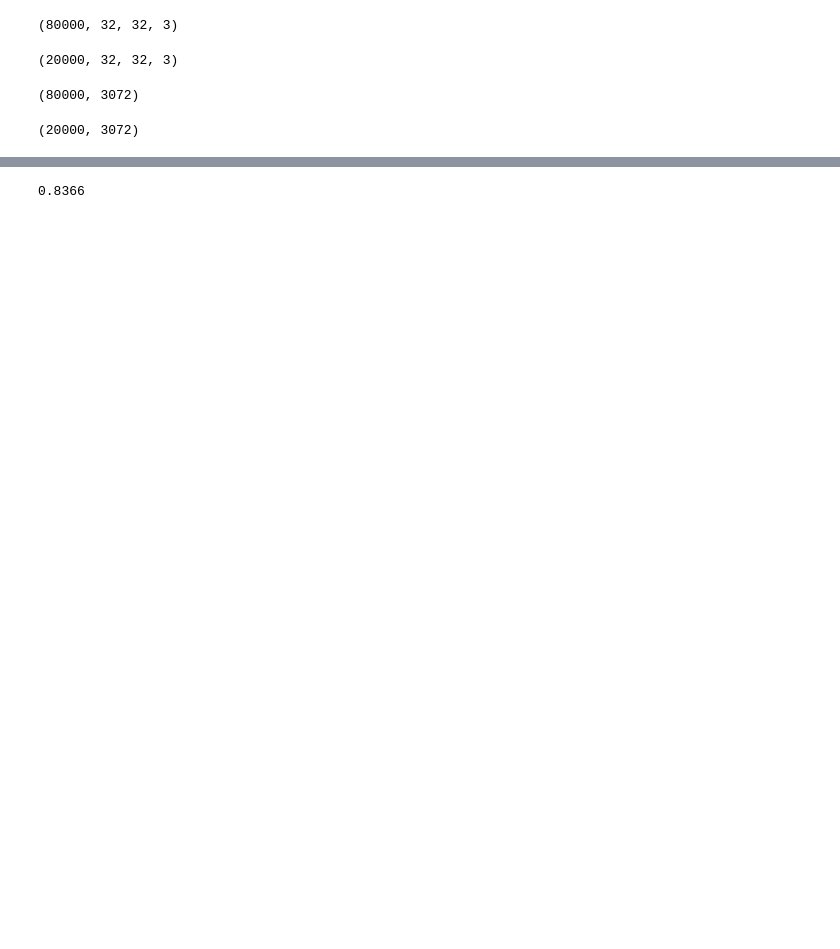
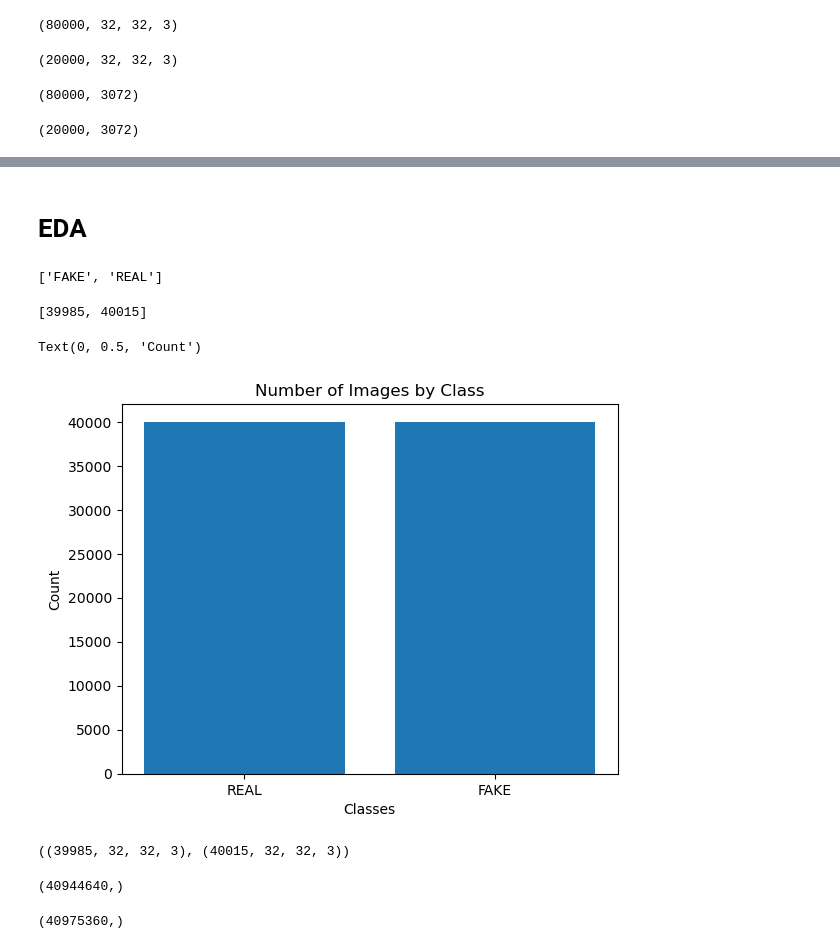
Before and after one commit to hsabraham28/mids_207_final_project, a Jupyter notebook: FP_load_data.ipynb, the cells around one changed output, grey strips where cells are left out. Saved outputs shown, nothing was run; the diff lists cells and outputs as text; code cells hidden in the pictures; blank space fills up the shorter version.

```diff
--- a/FP_load_data.ipynb
+++ b/FP_load_data.ipynb
@@ -74,4 +85,8 @@ alist = list(train_ds)
 # %%
+dataset_dir = "C:/Users/Hannah/OneDrive/Documents/MIDS/207/Final_Project/mids_207_final_project/"
+img_height = 32
+img_width = 32
+batch_size = 500
 train_ds_rf = tf.keras.utils.image_dataset_from_directory(
   dataset_dir + "train",
   validation_split=0.2,
@@ -157,4 +148,42 @@ weighted avg       0.84      0.84      0.84     20000
-# %%
-accuracy_score(y_pred, val_labels)
-# %% [output]
-0.8366
+# %% [markdown]
+# EDA
+# %%
+classes = train_ds_rf.class_names
+classes
+# %% [output]
+['FAKE', 'REAL']
+# %%
+train_wordlabels = [classes[i] for i in train_labels]
+# %%
+label_counts = [train_wordlabels.count('REAL'),  train_wordlabels.count('FAKE')]
+label_counts
+# %% [output]
+[39985, 40015]
+# %%
+plt.bar(['REAL', 'FAKE'], label_counts)
+plt.title("Number of Images by Class")
+plt.xlabel("Classes")
+plt.ylabel("Count")
+# %% [output]
+Text(0, 0.5, 'Count')
+[figure, added]
+# %%
+real_imgs = train_imgs[train_labels == 1]
+fake_imgs = train_imgs[train_labels == 0]
+real_imgs.shape, fake_imgs.shape
+# %% [output]
+((39985, 32, 32, 3), (40015, 32, 32, 3))
+# %%
+realimg_R = real_imgs[:,:,:,0].flatten()
+realimg_G = real_imgs[:,:,:,1].flatten()
+realimg_B = real_imgs[:,:,:,2].flatten()
+realimg_R.shape
+# %% [output]
+(40944640,)
+# %%
+fakeimg_R = fake_imgs[:,:,:,0].flatten()
+fakeimg_G = fake_imgs[:,:,:,1].flatten()
+fakeimg_B = fake_imgs[:,:,:,2].flatten()
+fakeimg_R.shape
+# %% [output]
+(40975360,)
```
Also changed, not shown: parts of 17 cells of this notebook.
